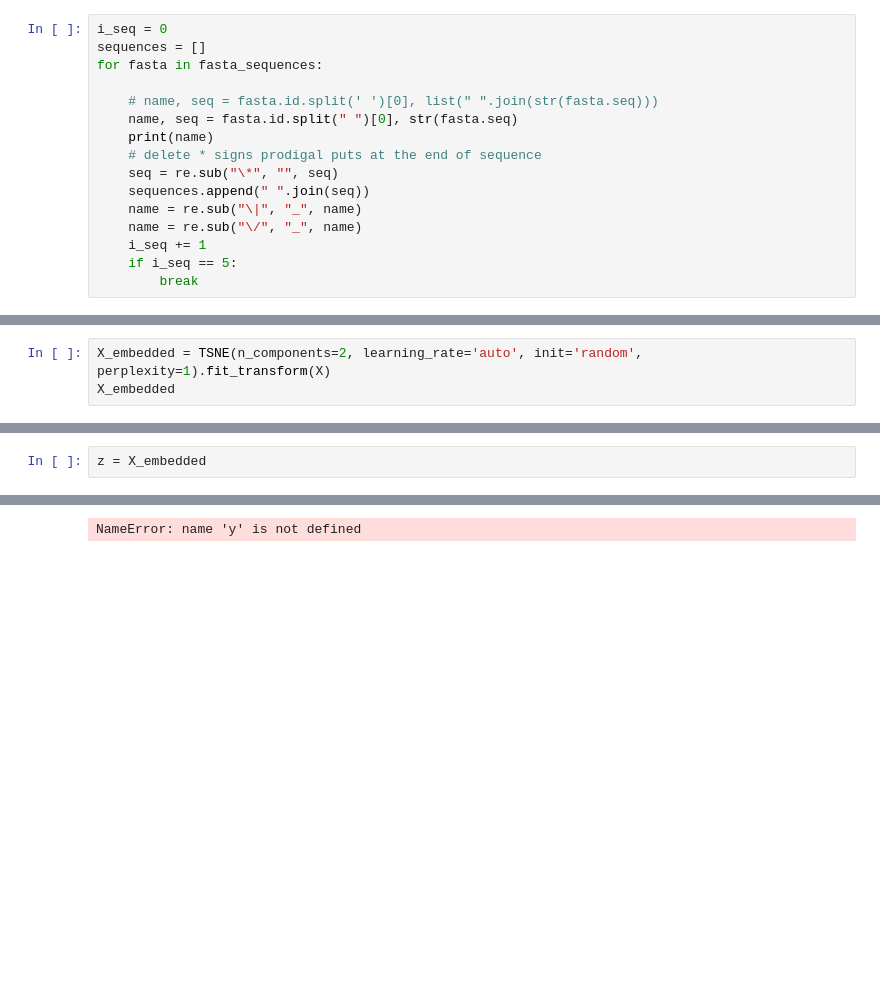
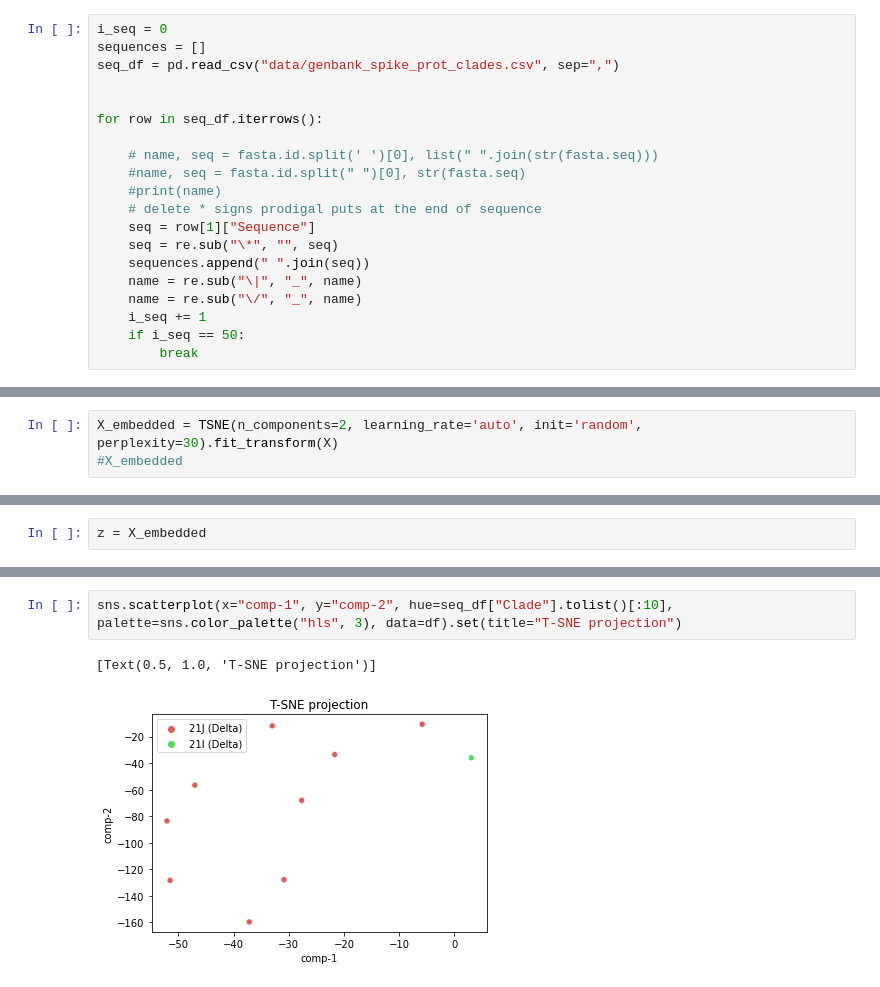
Before and after one commit to anuprulez/protein_transformers, a Jupyter notebook: test_prot_models.ipynb, the cells around one changed output, grey strips where cells are left out. Cells and saved outputs as stored; diff of their text form; blank space fills up the shorter version.

```diff
--- a/test_prot_models.ipynb
+++ b/test_prot_models.ipynb
@@ -40,16 +41,20 @@ fasta_sequences = SeqIO.parse("spike_protein.fasta", "fasta")
 # %%
 i_seq = 0
 sequences = []
-for fasta in fasta_sequences:
+seq_df = pd.read_csv("data/genbank_spike_prot_clades.csv", sep=",")
+
+
+for row in seq_df.iterrows():
 
     # name, seq = fasta.id.split(' ')[0], list(" ".join(str(fasta.seq)))
-    name, seq = fasta.id.split(" ")[0], str(fasta.seq)
-    print(name)
+    #name, seq = fasta.id.split(" ")[0], str(fasta.seq)
+    #print(name)
     # delete * signs prodigal puts at the end of sequence
+    seq = row[1]["Sequence"]
     seq = re.sub("\*", "", seq)
     sequences.append(" ".join(seq))
     name = re.sub("\|", "_", name)
     name = re.sub("\/", "_", name)
     i_seq += 1
-    if i_seq == 5:
+    if i_seq == 50:
         break
@@ -117,3 +97,3 @@ X.shape
 # %%
-X_embedded = TSNE(n_components=2, learning_rate='auto', init='random', perplexity=1).fit_transform(X)
-X_embedded
+X_embedded = TSNE(n_components=2, learning_rate='auto', init='random', perplexity=30).fit_transform(X)
+#X_embedded
@@ -137,3 +121,5 @@ sns.scatterplot(x="comp-1", y="comp-2",
 # %%
+sns.scatterplot(x="comp-1", y="comp-2", hue=seq_df["Clade"].tolist()[:10], palette=sns.color_palette("hls", 3), data=df).set(title="T-SNE projection")
 # %% [output]
-NameError: name 'y' is not defined
+[Text(0.5, 1.0, 'T-SNE projection')]
+[figure, added]
```
Also changed, not shown: parts of 11 cells of this notebook, 1 other file.
